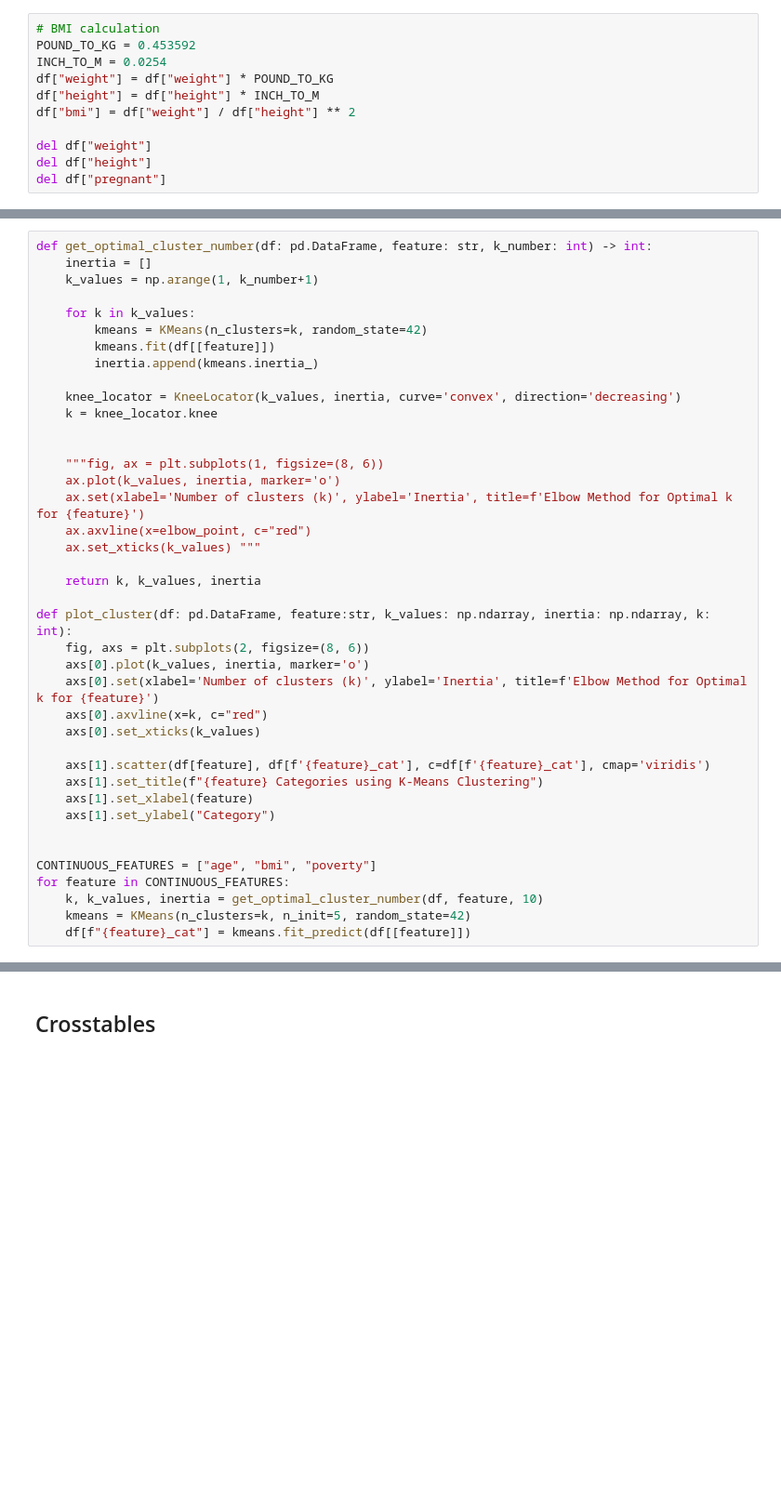
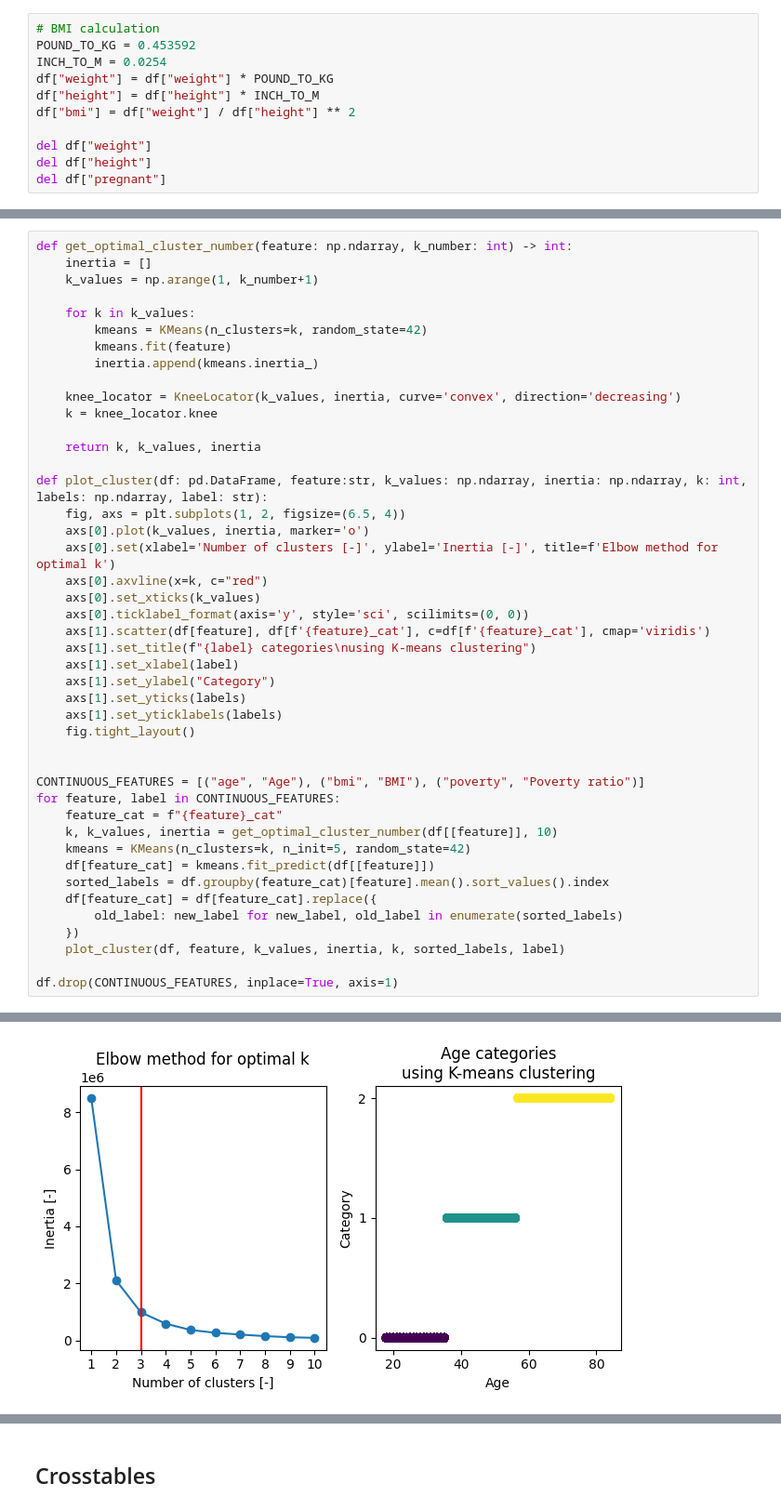
Before and after one commit to simontitk/datamining-2, a Jupyter notebook: src/final.ipynb, the cells around one changed output, grey strips where cells are left out. Shown at 93% size. Saved outputs shown, nothing was run; the diff lists cells and outputs as text; blank space fills up the shorter version.

Commit message:
add images

```diff
--- a/src/final.ipynb
+++ b/src/final.ipynb
@@ -134,40 +139,45 @@ del df["pregnant"]
 # %%
-def get_optimal_cluster_number(df: pd.DataFrame, feature: str, k_number: int) -> int:
+def get_optimal_cluster_number(feature: np.ndarray, k_number: int) -> int:
     inertia = []
     k_values = np.arange(1, k_number+1)
 
     for k in k_values:
         kmeans = KMeans(n_clusters=k, random_state=42)
-        kmeans.fit(df[[feature]])
+        kmeans.fit(feature)
         inertia.append(kmeans.inertia_)
 
     knee_locator = KneeLocator(k_values, inertia, curve='convex', direction='decreasing')
     k = knee_locator.knee
 
-
-    """fig, ax = plt.subplots(1, figsize=(8, 6))
-    ax.plot(k_values, inertia, marker='o')
-    ax.set(xlabel='Number of clusters (k)', ylabel='Inertia', title=f'Elbow Method for Optimal k for {feature}')
-    ax.axvline(x=elbow_point, c="red")
-    ax.set_xticks(k_values) """
-
     return k, k_values, inertia
 
-def plot_cluster(df: pd.DataFrame, feature:str, k_values: np.ndarray, inertia: np.ndarray, k: int):
-    fig, axs = plt.subplots(2, figsize=(8, 6))
+def plot_cluster(df: pd.DataFrame, feature:str, k_values: np.ndarray, inertia: np.ndarray, k: int, labels: np.ndarray, label: str):
+    fig, axs = plt.subplots(1, 2, figsize=(6.5, 4))
     axs[0].plot(k_values, inertia, marker='o')
-    axs[0].set(xlabel='Number of clusters (k)', ylabel='Inertia', title=f'Elbow Method for Optimal k for {feature}')
+    axs[0].set(xlabel='Number of clusters [-]', ylabel='Inertia [-]', title=f'Elbow method for optimal k')
     axs[0].axvline(x=k, c="red")
     axs[0].set_xticks(k_values)
-
+    axs[0].ticklabel_format(axis='y', style='sci', scilimits=(0, 0))
     axs[1].scatter(df[feature], df[f'{feature}_cat'], c=df[f'{feature}_cat'], cmap='viridis')
-    axs[1].set_title(f"{feature} Categories using K-Means Clustering")
-    axs[1].set_xlabel(feature)
+    axs[1].set_title(f"{label} categories\nusing K-means clustering")
+    axs[1].set_xlabel(label)
     axs[1].set_ylabel("Category")
+    axs[1].set_yticks(labels)
+    axs[1].set_yticklabels(labels)
+    fig.tight_layout()
 
 
-CONTINUOUS_FEATURES = ["age", "bmi", "poverty"]
-for feature in CONTINUOUS_FEATURES:
-    k, k_values, inertia = get_optimal_cluster_number(df, feature, 10)
+CONTINUOUS_FEATURES = [("age", "Age"), ("bmi", "BMI"), ("poverty", "Poverty ratio")]
+for feature, label in CONTINUOUS_FEATURES:
+    feature_cat = f"{feature}_cat"
+    k, k_values, inertia = get_optimal_cluster_number(df[[feature]], 10)
     kmeans = KMeans(n_clusters=k, n_init=5, random_state=42)
-    df[f"{feature}_cat"] = kmeans.fit_predict(df[[feature]])
+    df[feature_cat] = kmeans.fit_predict(df[[feature]])
+    sorted_labels = df.groupby(feature_cat)[feature].mean().sort_values().index
+    df[feature_cat] = df[feature_cat].replace({
+        old_label: new_label for new_label, old_label in enumerate(sorted_labels)
+    })
+    plot_cluster(df, feature, k_values, inertia, k, sorted_labels, label)
+
+df.drop(CONTINUOUS_FEATURES, inplace=True, axis=1)
+# %% [output]
@@ -173,0 +185 @@ for feature in CONTINUOUS_FEATURES:
+[figure, added]
```
Also changed, not shown: parts of 11 cells of this notebook, 5 other files.
